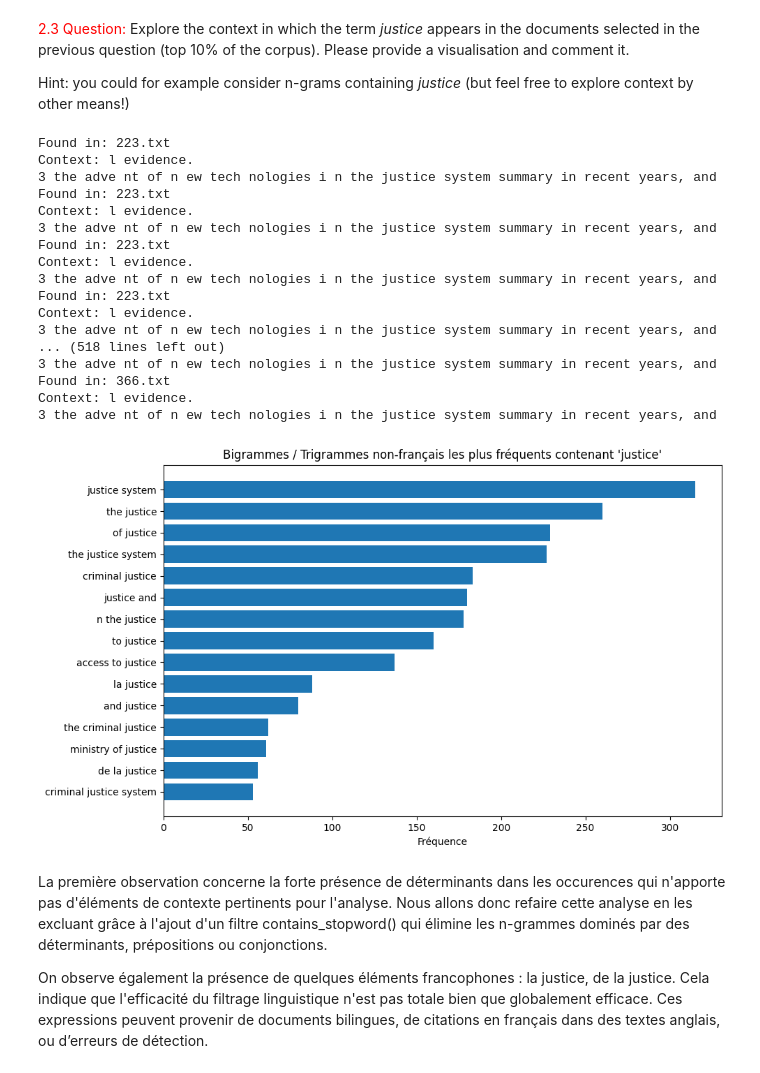
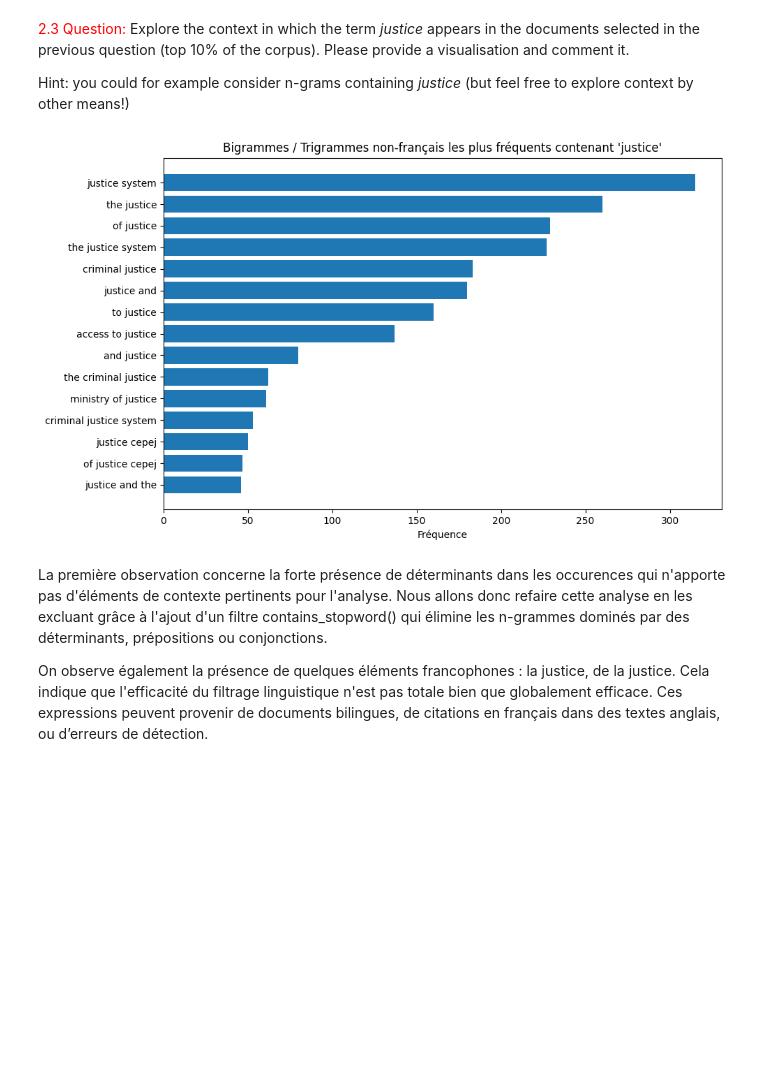
Before and after one commit to Durantoine/chai-justice, a Jupyter notebook: chai-justice-antoine.ipynb, the cells around one changed output. Cells and saved outputs as stored; diff of their text form; code cells hidden in the pictures; blank space fills up the shorter version.

```diff
--- a/chai-justice-antoine.ipynb
+++ b/chai-justice-antoine.ipynb
@@ -365,8 +419,20 @@ def extract_ngrams(words, n=2):
     """Construit tous les n-grammes d'une liste de mots"""
     return [" ".join(words[i:i+n]) for i in range(len(words)-n+1)]
 
+FRENCH_STOPWORDS = {
+    'la', 'le', 'les', 'de', 'des', 'du', 'un', 'une',
+    'et', 'ou', 'dans', 'pour', 'par', 'sur', 'avec',
+    'cette', 'ces', 'son', 'sa', 'ses', 'leur', 'leurs',
+    'au', 'aux', 'en', 'ne', 'pas', 'plus', 'tout', 'tous'
+}
+
+
 def is_not_french(text):
     """Retourne True si le texte n'est PAS en français"""
+
+    if any(word in FRENCH_STOPWORDS for word in text.split()):
+        return False
+
     try:
         return detect(text) != "fr"
     except:
@@ -379,57 +445,36 @@ ngrams_counter = Counter()
 for fname in df_top["document"]:
     path = os.path.join(TXTS_DIR, fname)
     with open(path, "r", encoding="utf-8", errors="ignore") as f:
         text = f.read().lower()
         words = re.findall(r"\w+", text)
 
         # bigrammes et trigrammes
         bigrams = extract_ngrams(words, 2)
         trigrams = extract_ngrams(words, 3)
 
         # garder uniquement ceux qui contiennent "justice"
         for bg in bigrams:
             if "justice" in bg and is_not_french(bg):
                 ngrams_counter[bg] += 1
 
         for tg in trigrams:
-            if "justice" in tg and is_not_french(tg):
-                if tg == "n the justice":  # Debug this specific case
-                    print(f"Found in: {fname}")
-                    print(f"Context: {text[text.find('n the justice')-50:text.find('n the justice')+50]}")
-                else:
-                    ngrams_counter[tg] += 1
+            if "justice" in tg and is_not_french(tg) and tg != "n the justice":
+                ngrams_counter[tg] += 1
 
 # Sélection des 15 n-grams les plus fréquents
 top_ngrams = ngrams_counter.most_common(15)
 
 # Visualisation en bar chart
 labels, values = zip(*top_ngrams)
 plt.figure(figsize=(10,6))
 plt.barh(labels, values)
 plt.title("Bigrammes / Trigrammes non-français les plus fréquents contenant 'justice'")
 plt.xlabel("Fréquence")
 plt.gca().invert_yaxis()
 plt.tight_layout()
 plt.show()
 # %% [output]
-Found in: 223.txt
-Context: l evidence.
-3 the adve nt of n ew tech nologies i n the justice system summary in recent years, and
-Found in: 223.txt
-Context: l evidence.
-3 the adve nt of n ew tech nologies i n the justice system summary in recent years, and
-Found in: 223.txt
-Context: l evidence.
-3 the adve nt of n ew tech nologies i n the justice system summary in recent years, and
-Found in: 223.txt
-Context: l evidence.
-3 the adve nt of n ew tech nologies i n the justice system summary in recent years, and
-... (518 lines left out)
-3 the adve nt of n ew tech nologies i n the justice system summary in recent years, and
-Found in: 366.txt
-Context: l evidence.
-3 the adve nt of n ew tech nologies i n the justice system summary in recent years, and
-[figure, old version]
+[figure, new version]
 # %% [markdown]
 La première observation concerne la forte présence de déterminants dans les occurences qui n'apporte pas d'éléments de contexte pertinents pour l'analyse. Nous allons donc refaire cette analyse en les excluant grâce à l'ajout d'un filtre contains_stopword() qui élimine les n-grammes dominés par des déterminants, prépositions ou conjonctions.
 
```
Also changed, not shown: parts of 9 cells of this notebook, 3 other files.
